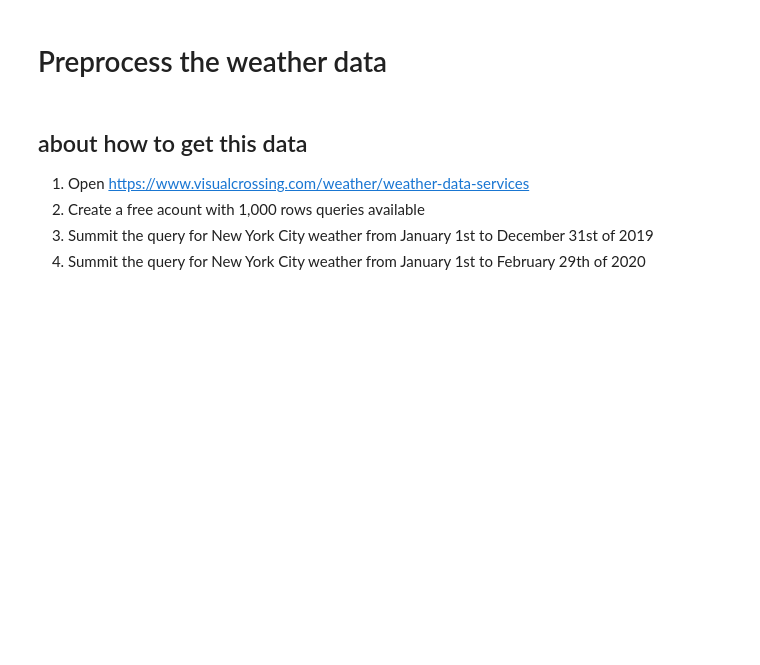
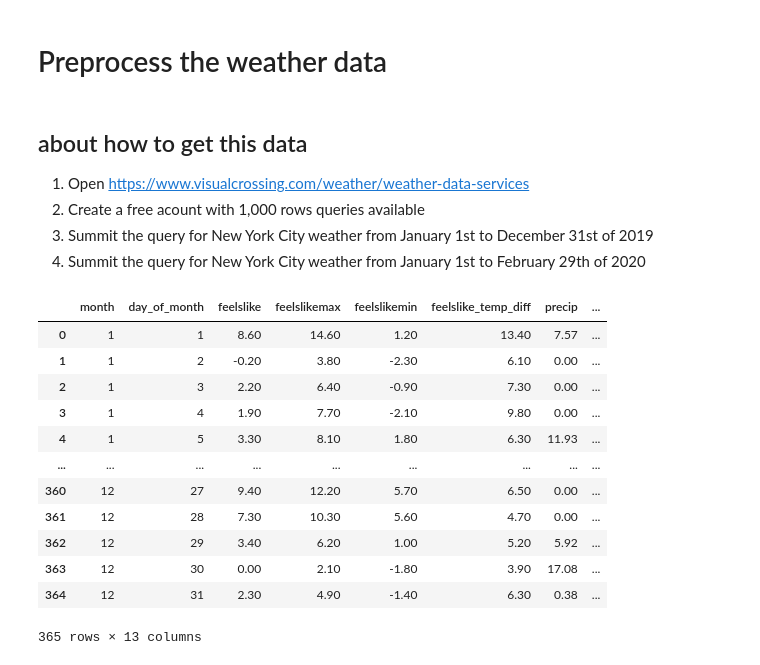
Before and after one commit to MAST30034-Applied-Data-Science/mast30034-project-1-HenryHuang2, a Jupyter notebook: notebooks/Preprocess_part_2.ipynb, the cells around one changed output. Saved outputs shown, nothing was run; the diff lists cells and outputs as text; code cells hidden in the pictures; blank space fills up the shorter version.

```diff
--- a/notebooks/Preprocess_part_2.ipynb
+++ b/notebooks/Preprocess_part_2.ipynb
@@ -354,4 +349,18 @@ weather_2019.to_csv("../data/curated/weather_2019.csv", index = False)
 weather_2020.to_csv("../data/curated/weather_2020.csv", index = False)
 # %%
 # View the processed data
-# weather_2019
+weather_2019
+# %% [output]
+|  | month | day_of_month | feelslike | feelslikemax | feelslikemin | feelslike_temp_diff | precip | ... |
+| 0 | 1 | 1 | 8.60 | 14.60 | 1.20 | 13.40 | 7.57 | ... |
+| 1 | 1 | 2 | -0.20 | 3.80 | -2.30 | 6.10 | 0.00 | ... |
+| 2 | 1 | 3 | 2.20 | 6.40 | -0.90 | 7.30 | 0.00 | ... |
+| 3 | 1 | 4 | 1.90 | 7.70 | -2.10 | 9.80 | 0.00 | ... |
+| 4 | 1 | 5 | 3.30 | 8.10 | 1.80 | 6.30 | 11.93 | ... |
+| ... | ... | ... | ... | ... | ... | ... | ... | ... |
+| 360 | 12 | 27 | 9.40 | 12.20 | 5.70 | 6.50 | 0.00 | ... |
+| 361 | 12 | 28 | 7.30 | 10.30 | 5.60 | 4.70 | 0.00 | ... |
+| 362 | 12 | 29 | 3.40 | 6.20 | 1.00 | 5.20 | 5.92 | ... |
+| 363 | 12 | 30 | 0.00 | 2.10 | -1.80 | 3.90 | 17.08 | ... |
+| 364 | 12 | 31 | 2.30 | 4.90 | -1.40 | 6.30 | 0.38 | ... |
+365 rows × 13 columns
```
Also changed, not shown: parts of 7 cells of this notebook.
